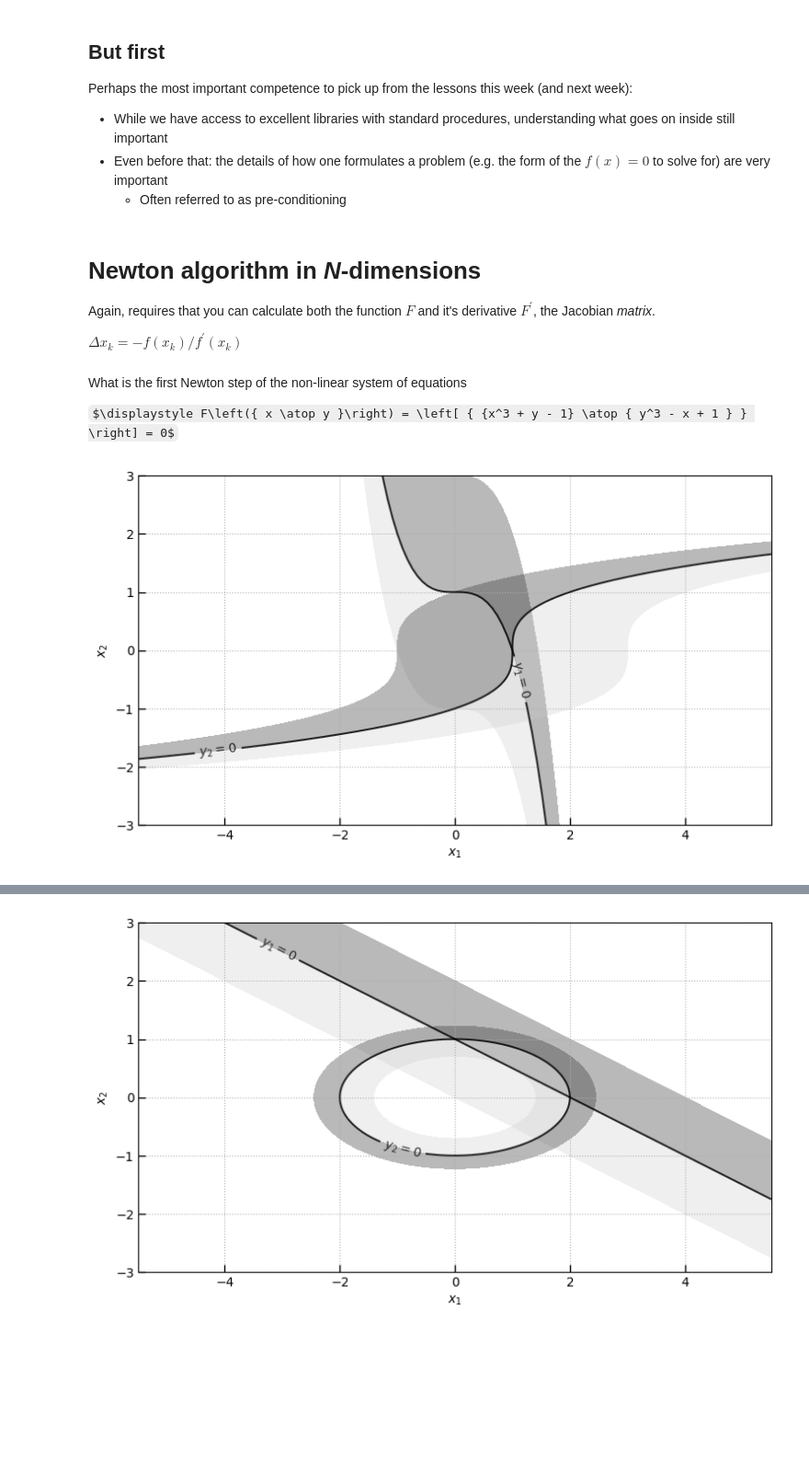
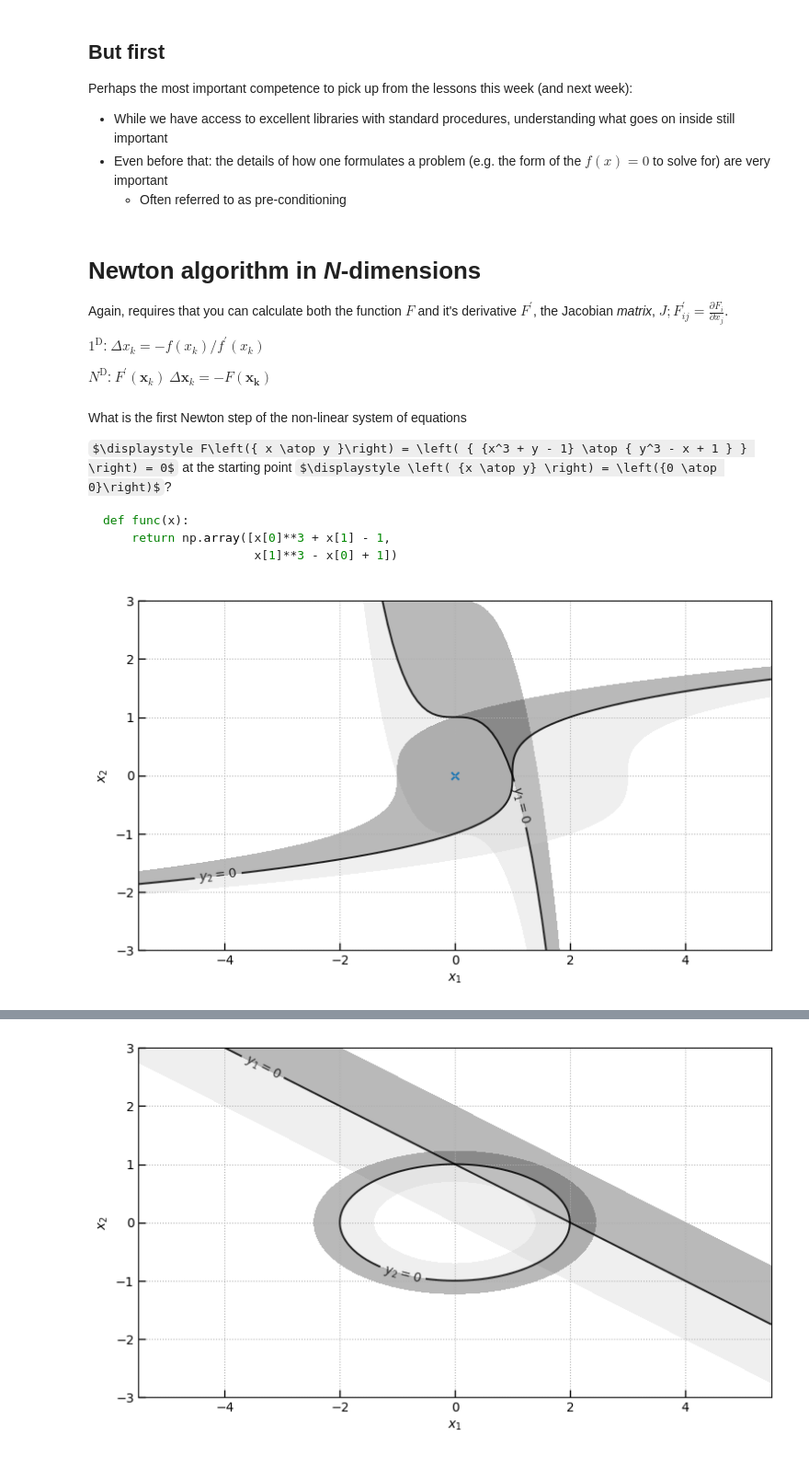
Before and after one commit to gbrammer/scientific-computing, a Jupyter notebook: week4-systems-of-nonlinear-equations.ipynb, the cells around one changed output, grey strips where cells are left out. Shown at 92% size. Cells and saved outputs as stored; diff of their text form; code cells hidden in the pictures; some formulas as TeX source; blank space fills up the shorter version.

````diff
--- a/week4-systems-of-nonlinear-equations.ipynb
+++ b/week4-systems-of-nonlinear-equations.ipynb
@@ -71,13 +71,21 @@ Perhaps the most important competence to pick up from the lessons this week (and
 # %% [markdown]
 # Newton algorithm in *N*-dimensions
 
-Again, requires that you can calculate both the function $F$ and it's derivative $F^\prime$, the Jacobian *matrix*.
+Again, requires that you can calculate both the function $F$ and it's derivative $F^\prime$, the Jacobian *matrix*, $J; F^\prime_{ij} = \frac{\partial F_i}{\partial x_j}$.
 
-$\Delta x_k = -f(x_k) / f^\prime(x_k)$
+$1^\mathrm{D}$: $\Delta x_k = -f(x_k) / f^\prime(x_k)$
+
+$N^\mathrm{D}$: $F^\prime(\mathbf{x}_k)~\Delta \mathbf{x}_k = -F(\mathbf{x_k})$
 # %% [markdown]
 What is the first Newton step of the non-linear system of equations
 
-$\displaystyle F\left({ x \atop y }\right) = \left[ { {x^3 + y - 1} \atop { y^3 - x + 1 } } \right] = 0$
+$\displaystyle F\left({ x \atop y }\right) = \left( { {x^3 + y - 1} \atop { y^3 - x + 1 } } \right) = 0$ at the starting point $\displaystyle \left( {x \atop y} \right) = \left({0 \atop 0}\right)$?
+
+```python
+def func(x):
+    return np.array([x[0]**3 + x[1] - 1,
+                     x[1]**3 - x[0] + 1])
+```
 # %%
 # x[0] = x
 # x[1] = y
@@ -113,6 +121,6 @@ def plot_nonlinear_system(func):
     ax.grid(); ax.set_xlabel(r'$x_1$'); ax.set_ylabel(r'$x_2$')
     return fig, ax
 # %%
-fig, ax = plot_nonlinear_system(func)
+fig, ax = plot_nonlinear_system(func); _ = ax.scatter(*[0,0], marker='x')
 # %% [output]
-[figure, old version]
+[figure, new version]
````
Also changed, not shown: parts of 10 cells of this notebook.
